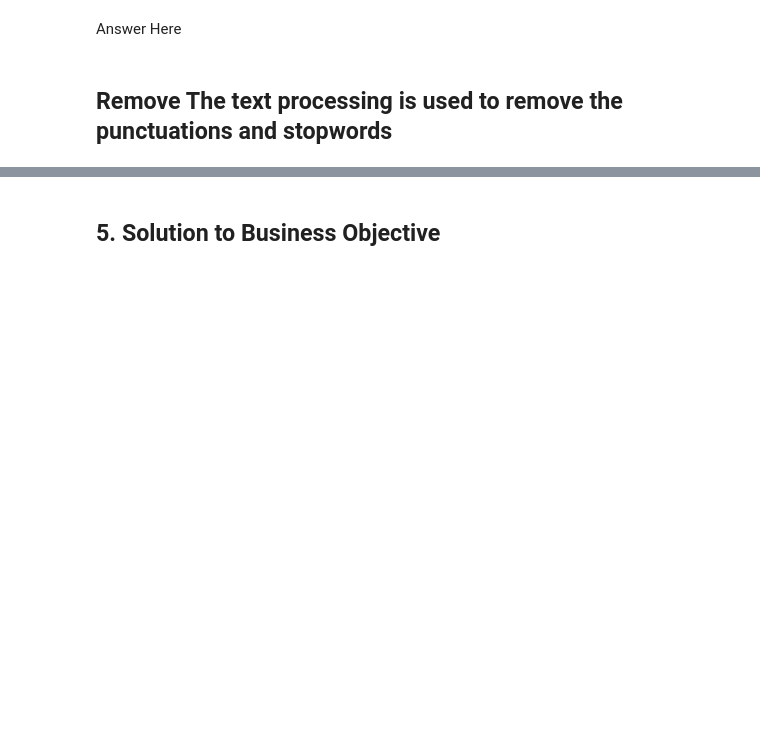
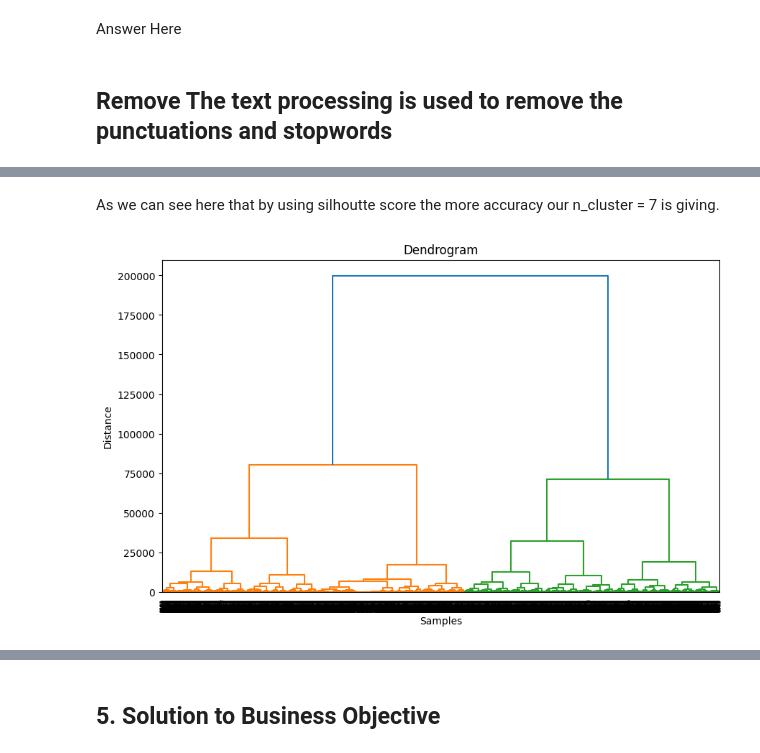
Before and after one commit to ajayd9558/Unsupervised_machine_Larning_project, a Jupyter notebook: Ajay_Netflix_Show_and_Movies_Clustering.ipynb, the cells around one changed output, grey strips where cells are left out. Drawn from its saved outputs; the diff is of its cells as text; code cells hidden in the pictures; blank space fills up the shorter version.

```diff
--- a/Ajay_Netflix_Show_and_Movies_Clustering.ipynb
+++ b/Ajay_Netflix_Show_and_Movies_Clustering.ipynb
@@ -729,0 +736,11 @@ data['listed_in'] = data['listed_in'].apply(stopwords)
+# %%
+# steeming words
+from nltk.stem.snowball import SnowballStemmer
+stemmer = SnowballStemmer("english")
+
+def stemming(text):
+    '''a function which stems each word in the given text'''
+    text = [stemmer.stem(word) for word in text.split()]
+    return " ".join(text)
+#stemming for description
+df['description'] = df['description'].apply(stemming)
@@ -729,0 +826,2 @@ data['listed_in'] = data['listed_in'].apply(stopwords)
+# %% [markdown]
+As we can see here that by using silhoutte score the more accuracy our n_cluster = 7 is giving.
@@ -729,0 +833,22 @@ data['listed_in'] = data['listed_in'].apply(stopwords)
+# %%
+# Select the columns for clustering
+columns_for_clustering = [ 'cast', 'country', 'rating']
+
+# Preprocess the data
+le = LabelEncoder()
+for col in columns_for_clustering:
+    df[col] = le.fit_transform(df[col].astype(str))
+
+# Perform hierarchical clustering
+clustering = AgglomerativeClustering(n_clusters=None, distance_threshold=0).fit(df[columns_for_clustering])
+
+# Generate the dendrogram
+linked = linkage(df[columns_for_clustering], method='ward')
+plt.figure(figsize=(10, 6))
+dendrogram(linked, orientation='top', distance_sort='descending', show_leaf_counts=True)
+plt.title('Dendrogram')
+plt.xlabel('Samples')
+plt.ylabel('Distance')
+plt.show()
+# %% [output]
+[figure, added]
```
Also changed, not shown: parts of 39 cells of this notebook.
